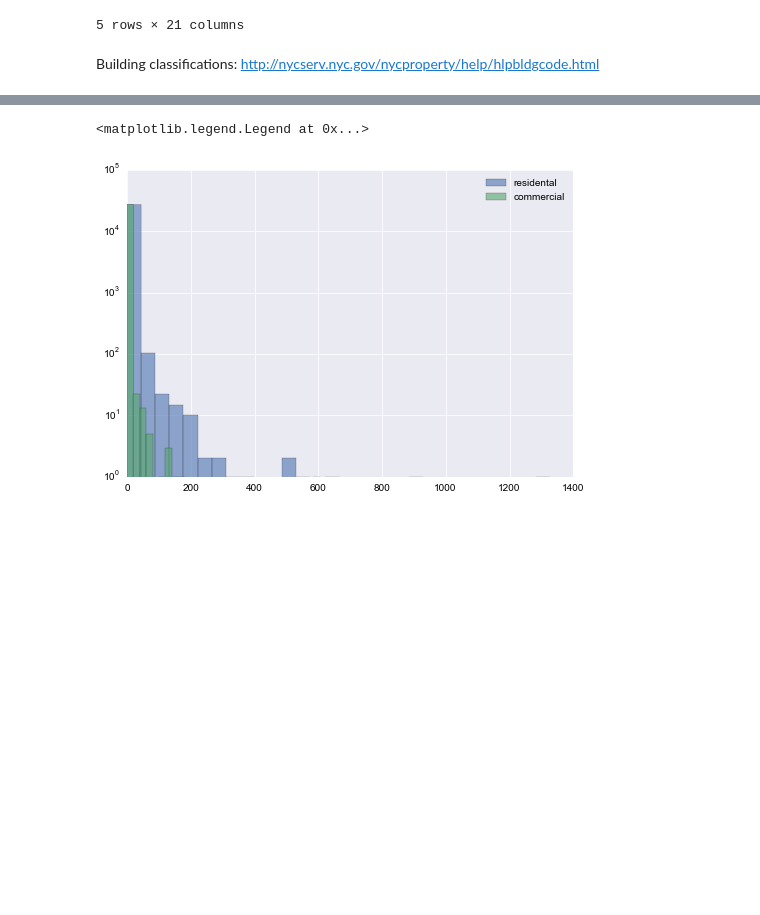
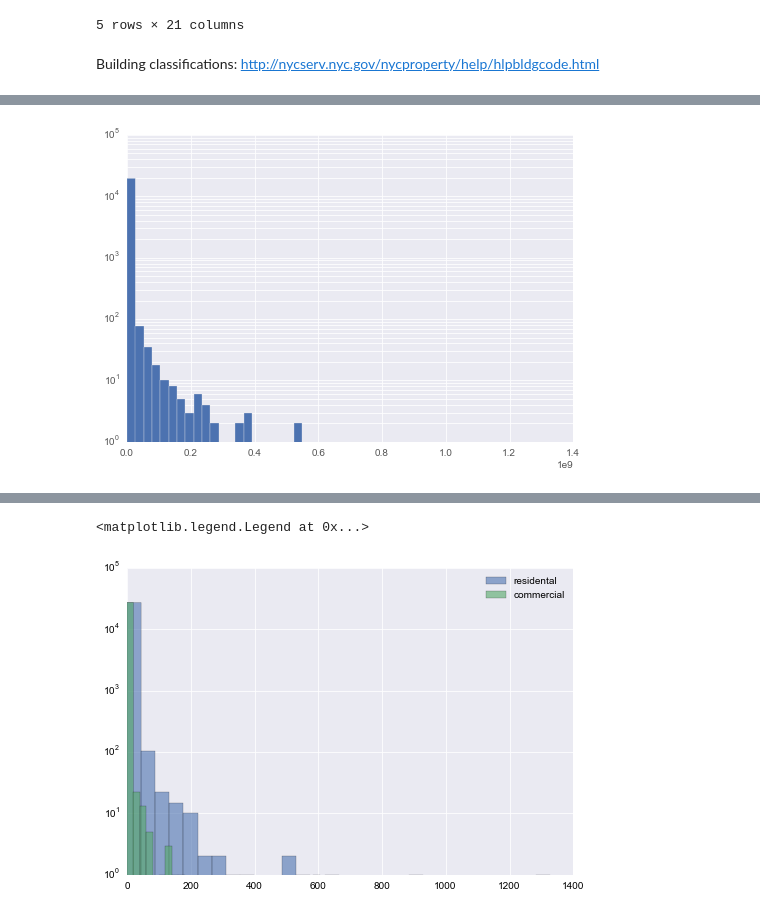
Before and after one commit to TomAugspurger/doing_data_science, a Jupyter notebook: Chapter 02 -- RealDirect Data Strategy.ipynb, the cells around one changed output, grey strips where cells are left out. Saved outputs shown, nothing was run; the diff lists cells and outputs as text; code cells hidden in the pictures; blank space fills up the shorter version.

```diff
--- a/Chapter 02 -- RealDirect Data Strategy.ipynb
+++ b/Chapter 02 -- RealDirect Data Strategy.ipynb
@@ -49,0 +90,5 @@ df = df.rename(columns=lambda x: x.replace('\n', '').replace('-', '_').replace('
+# %%
+df_sold = df.query('saleprice > 0')  # query added in .13
+ax = df_sold.saleprice.hist(bins=50, log=True)
+# %% [output]
+[figure, added]
```
Also changed, not shown: parts of 13 cells of this notebook, 1 other file.
